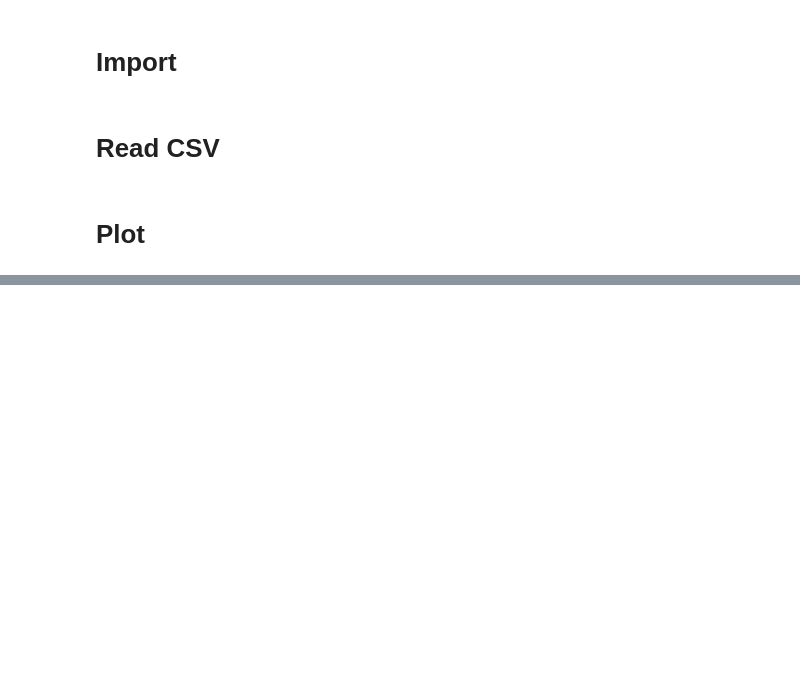
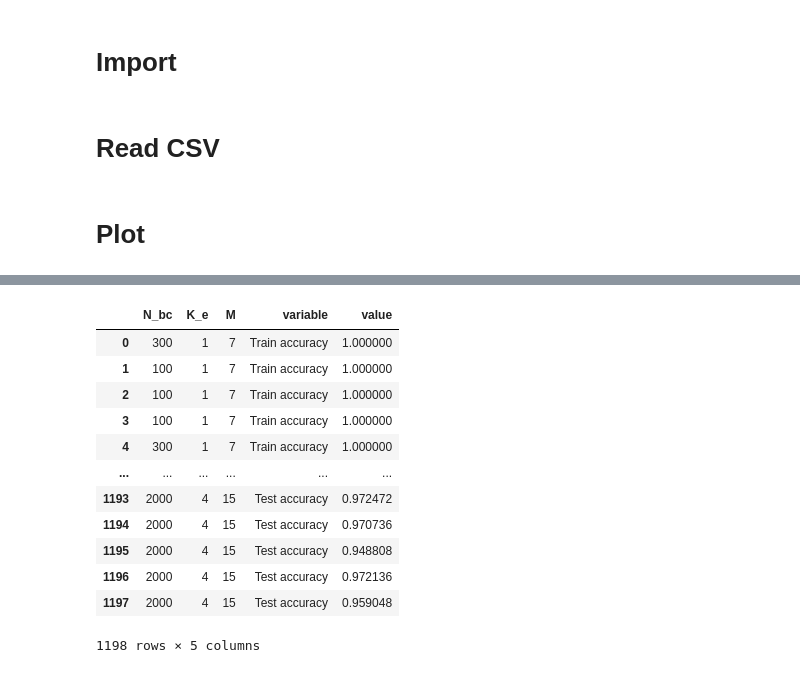
Before and after one commit to yjourdin/these, a Jupyter notebook: plot_results.ipynb, the cells around one changed output, grey strips where cells are left out. Saved outputs shown, nothing was run; the diff lists cells and outputs as text; code cells hidden in the pictures; blank space fills up the shorter version.

```diff
--- a/plot_results.ipynb
+++ b/plot_results.ipynb
@@ -53,0 +57,18 @@ sns.relplot(
+# %%
+from pandas import melt
+
+melt(df, id_vars=["N_bc", "K_e", "M"], value_vars=["Train accuracy", "Test accuracy"])
+# %% [output]
+|  | N_bc | K_e | M | variable | value |
+| 0 | 300 | 1 | 7 | Train accuracy | 1.000000 |
+| 1 | 100 | 1 | 7 | Train accuracy | 1.000000 |
+| 2 | 100 | 1 | 7 | Train accuracy | 1.000000 |
+| 3 | 100 | 1 | 7 | Train accuracy | 1.000000 |
+| 4 | 300 | 1 | 7 | Train accuracy | 1.000000 |
+| ... | ... | ... | ... | ... | ... |
+| 1193 | 2000 | 4 | 15 | Test accuracy | 0.972472 |
+| 1194 | 2000 | 4 | 15 | Test accuracy | 0.970736 |
+| 1195 | 2000 | 4 | 15 | Test accuracy | 0.948808 |
+| 1196 | 2000 | 4 | 15 | Test accuracy | 0.972136 |
+| 1197 | 2000 | 4 | 15 | Test accuracy | 0.959048 |
+1198 rows × 5 columns
```
Also changed, not shown: parts of 4 cells of this notebook, 5 other files.
